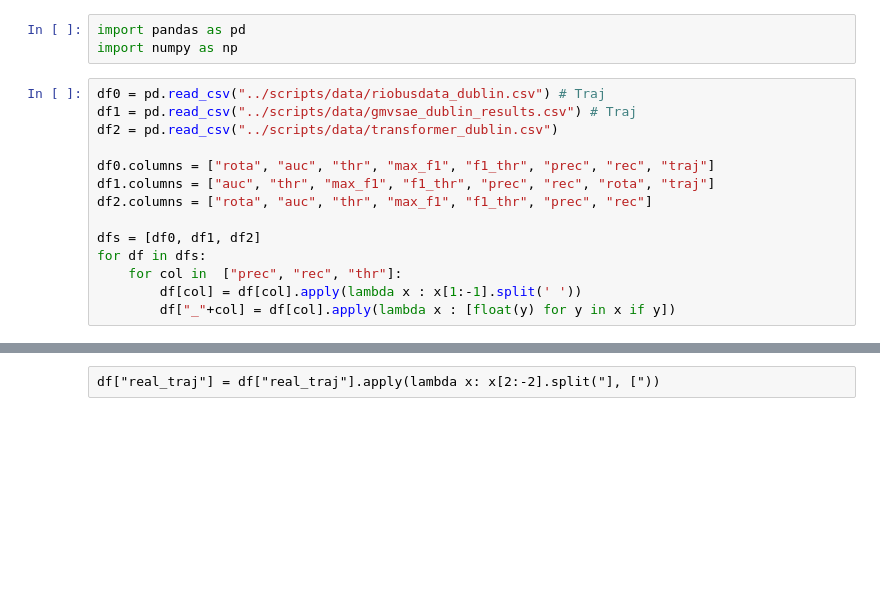
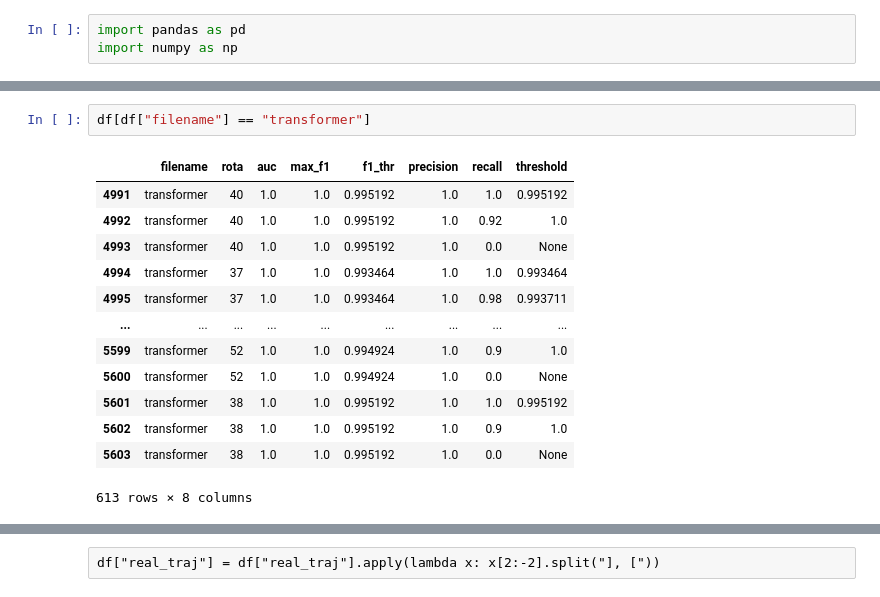
Before and after one commit to Mobapp-Dashboard/mobapp-backend, a Jupyter notebook: backend/app/notebooks/novos_CSVs.ipynb, the cells around one changed output, grey strips where cells are left out. Saved outputs shown, nothing was run; the diff lists cells and outputs as text; blank space fills up the shorter version.

```diff
--- a/backend/app/notebooks/novos_CSVs.ipynb
+++ b/backend/app/notebooks/novos_CSVs.ipynb
@@ -1,17 +1,3 @@
 # %%
 import pandas as pd
 import numpy as np
-# %%
-df0 = pd.read_csv("../scripts/data/riobusdata_dublin.csv") # Traj
-df1 = pd.read_csv("../scripts/data/gmvsae_dublin_results.csv") # Traj
-df2 = pd.read_csv("../scripts/data/transformer_dublin.csv")
-
-df0.columns = ["rota", "auc", "thr", "max_f1", "f1_thr", "prec", "rec", "traj"]
-df1.columns = ["auc", "thr", "max_f1", "f1_thr", "prec", "rec", "rota", "traj"]
-df2.columns = ["rota", "auc", "thr", "max_f1", "f1_thr", "prec", "rec"]
-
-dfs = [df0, df1, df2]
-for df in dfs:
-    for col in  ["prec", "rec", "thr"]:
-        df[col] = df[col].apply(lambda x : x[1:-1].split(' '))
-        df["_"+col] = df[col].apply(lambda x : [float(y) for y in x if y])
@@ -44 +27,17 @@ df1["threshold"] = df1["thr"].apply(lambda x : [float(y) for y in x if y])
+# %%
+df[df["filename"] == "transformer"]
+# %% [output]
+|  | filename | rota | auc | max_f1 | f1_thr | precision | recall | threshold |
+| 4991 | transformer | 40 | 1.0 | 1.0 | 0.995192 | 1.0 | 1.0 | 0.995192 |
+| 4992 | transformer | 40 | 1.0 | 1.0 | 0.995192 | 1.0 | 0.92 | 1.0 |
+| 4993 | transformer | 40 | 1.0 | 1.0 | 0.995192 | 1.0 | 0.0 | None |
+| 4994 | transformer | 37 | 1.0 | 1.0 | 0.993464 | 1.0 | 1.0 | 0.993464 |
+| 4995 | transformer | 37 | 1.0 | 1.0 | 0.993464 | 1.0 | 0.98 | 0.993711 |
+| ... | ... | ... | ... | ... | ... | ... | ... | ... |
+| 5599 | transformer | 52 | 1.0 | 1.0 | 0.994924 | 1.0 | 0.9 | 1.0 |
+| 5600 | transformer | 52 | 1.0 | 1.0 | 0.994924 | 1.0 | 0.0 | None |
+| 5601 | transformer | 38 | 1.0 | 1.0 | 0.995192 | 1.0 | 1.0 | 0.995192 |
+| 5602 | transformer | 38 | 1.0 | 1.0 | 0.995192 | 1.0 | 0.9 | 1.0 |
+| 5603 | transformer | 38 | 1.0 | 1.0 | 0.995192 | 1.0 | 0.0 | None |
+613 rows × 8 columns
 # %%
```
Also changed, not shown: parts of 12 cells of this notebook, 10 other files.
